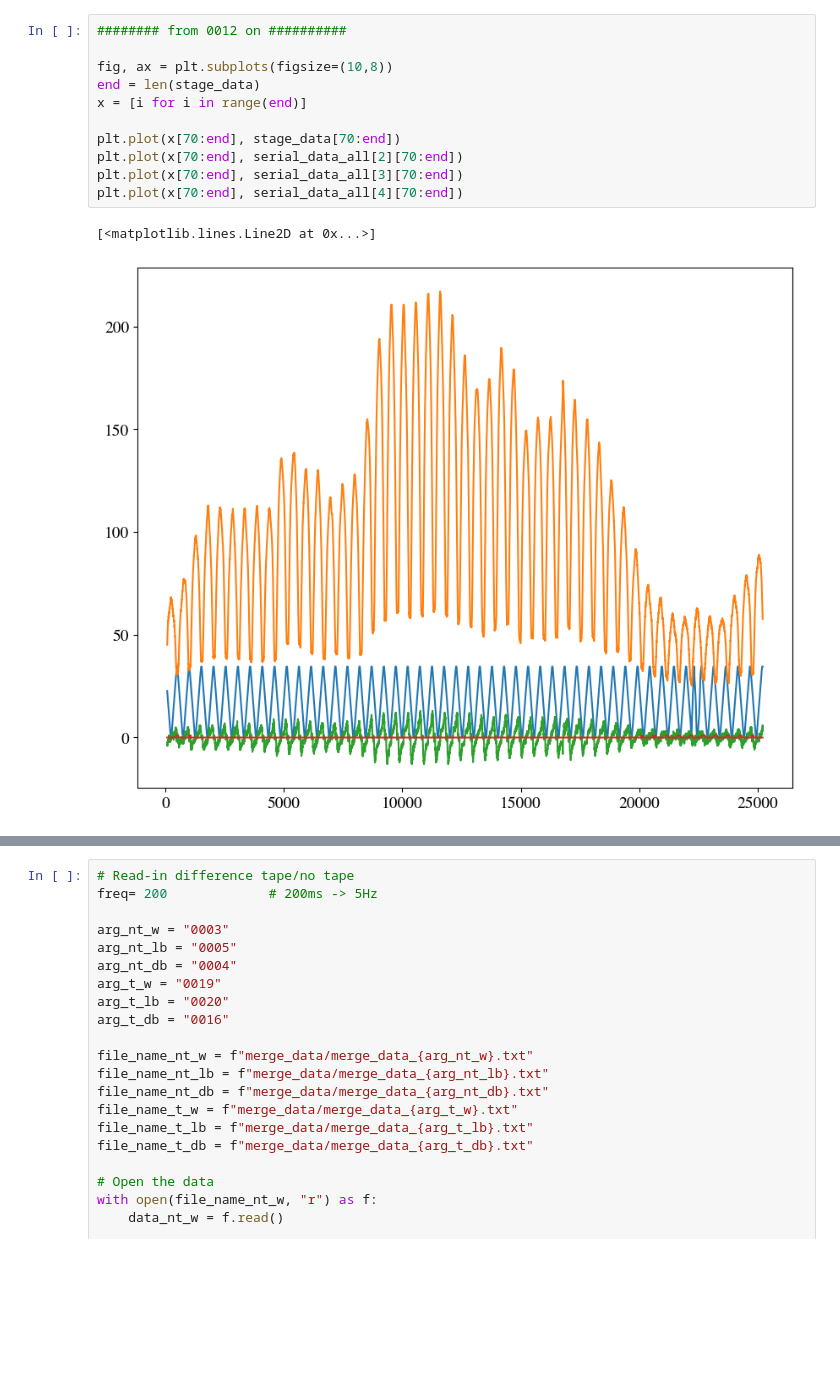
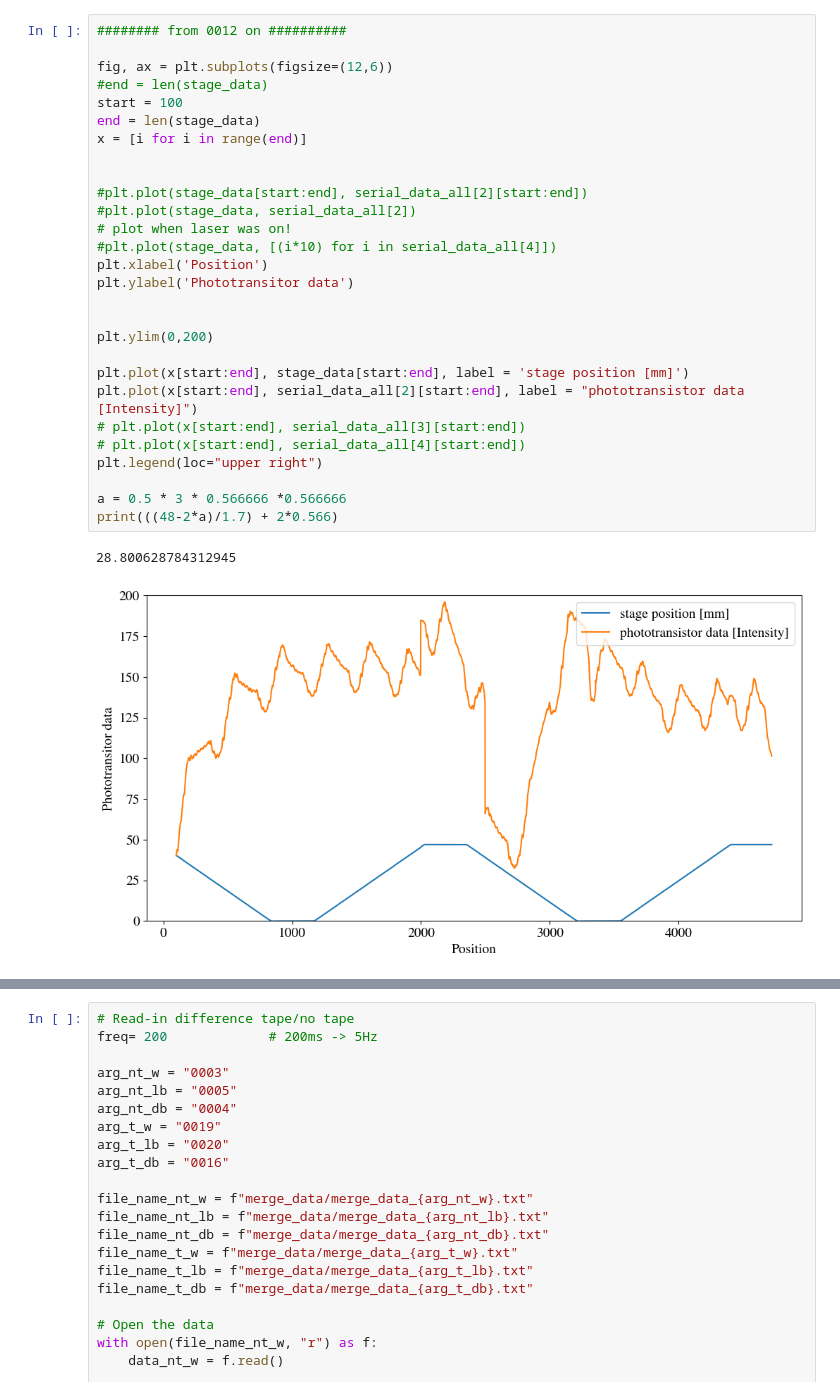
Before and after one commit to annnnna42/Arduino_KDC101_Control_and_Evaluation, a Jupyter notebook: merge/merge_plots.ipynb, the cells around one changed output, grey strips where cells are left out. Cells and saved outputs as stored; diff of their text form; blank space fills up the shorter version.

```diff
--- a/merge/merge_plots.ipynb
+++ b/merge/merge_plots.ipynb
@@ -80,20 +81,37 @@ PS_data_dev = serial_data_all[3]
 LASER_indicator = serial_data_all[4]
 
 #print(stage_data)
-# %%
-######## from 0012 on ##########
-
-fig, ax = plt.subplots(figsize=(10,8))
-end = len(stage_data)
-x = [i for i in range(end)]
-
-plt.plot(x[70:end], stage_data[70:end])
-plt.plot(x[70:end], serial_data_all[2][70:end])
-plt.plot(x[70:end], serial_data_all[3][70:end])
-plt.plot(x[70:end], serial_data_all[4][70:end])
-# %% [output]
-[<matplotlib.lines.Line2D at 0x...>]
-[figure, removed]
+# %%
+######## from 0012 on ##########
+
+fig, ax = plt.subplots(figsize=(12,6))
+#end = len(stage_data)
+start = 100
+end = len(stage_data)
+x = [i for i in range(end)]
+
+
+#plt.plot(stage_data[start:end], serial_data_all[2][start:end])
+#plt.plot(stage_data, serial_data_all[2])
+# plot when laser was on!
+#plt.plot(stage_data, [(i*10) for i in serial_data_all[4]])
+plt.xlabel('Position')
+plt.ylabel('Phototransitor data')
+
+
+plt.ylim(0,200)
+
+plt.plot(x[start:end], stage_data[start:end], label = 'stage position [mm]')
+plt.plot(x[start:end], serial_data_all[2][start:end], label = "phototransistor data [Intensity]")
+# plt.plot(x[start:end], serial_data_all[3][start:end])
+# plt.plot(x[start:end], serial_data_all[4][start:end])
+plt.legend(loc="upper right")
+
+a = 0.5 * 3 * 0.566666 *0.566666
+print(((48-2*a)/1.7) + 2*0.566)
+# %% [output]
+28.800628784312945
+[figure, added]
 # %%
 # find local maxima and minima
 from scipy.signal import find_peaks
```
Also changed, not shown: parts of 10 cells of this notebook, 44 other files.
